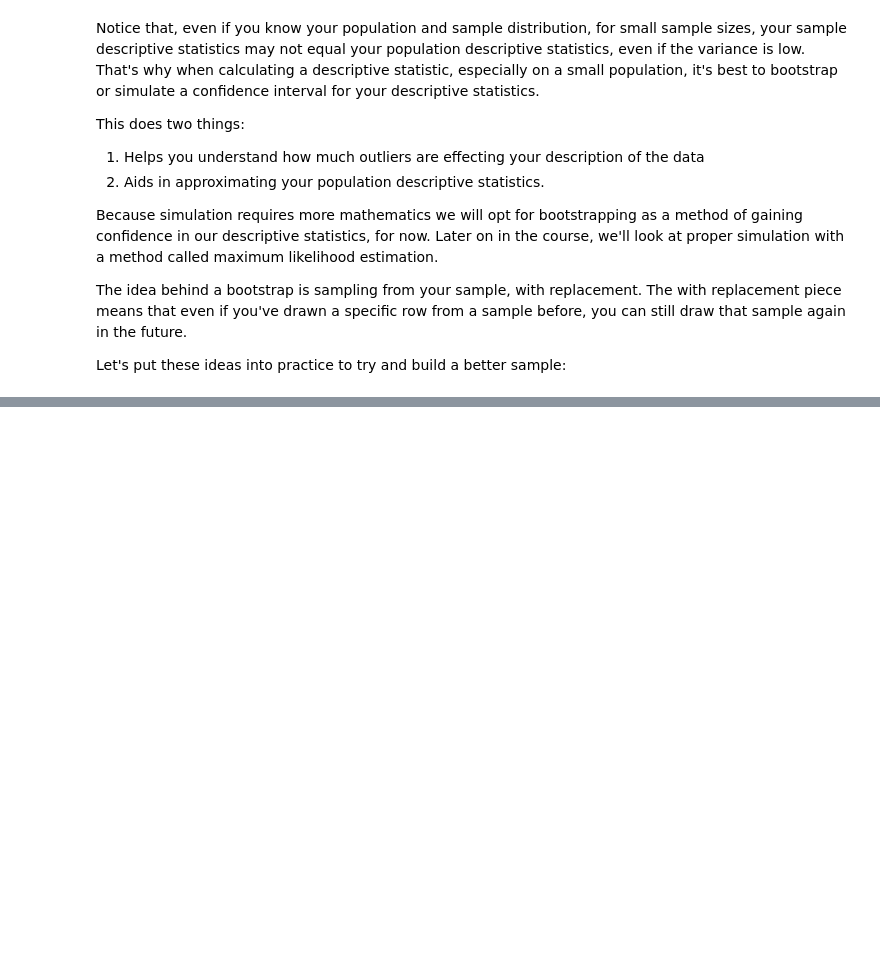
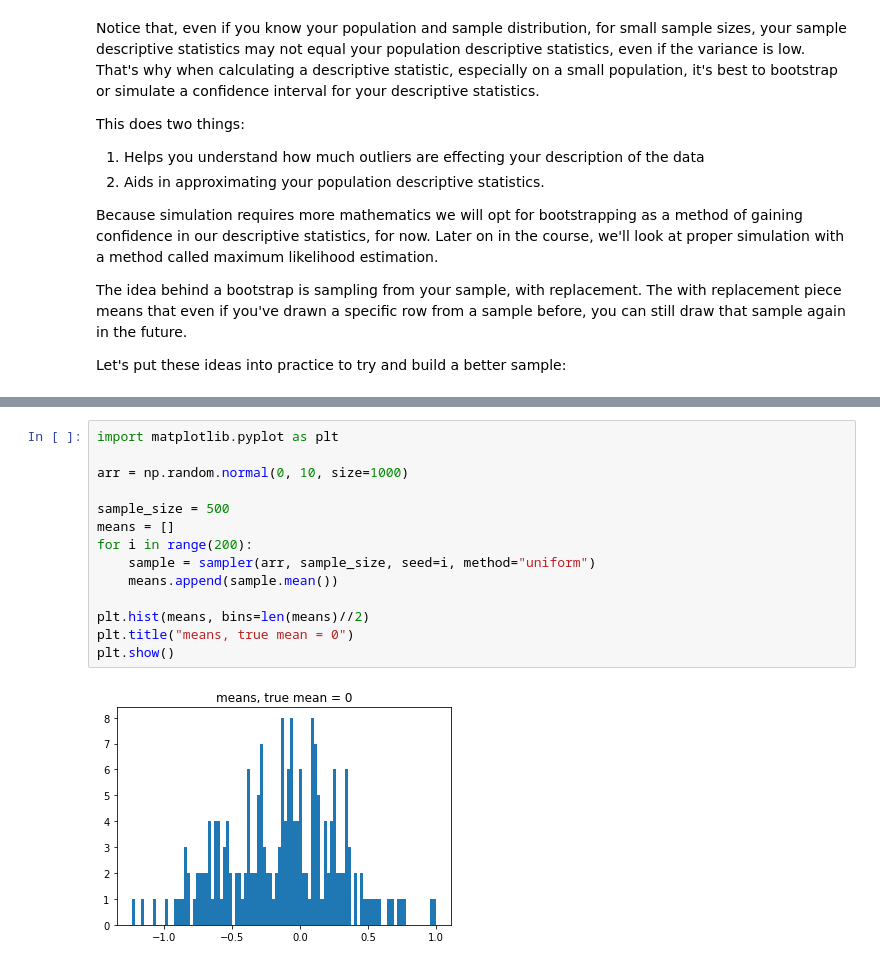
Before and after one commit to EricSchles/johns_hopkins_data_wrangling_and_machine_learning, a Jupyter notebook: descriptive_analysis.ipynb, the cells around one changed output, grey strips where cells are left out. Saved outputs shown, nothing was run; the diff lists cells and outputs as text; blank space fills up the shorter version.

```diff
--- a/descriptive_analysis.ipynb
+++ b/descriptive_analysis.ipynb
@@ -165,0 +170,16 @@ As you can see, even though in this case we start with 100 samples, our sampler
+# %%
+import matplotlib.pyplot as plt
+
+arr = np.random.normal(0, 10, size=1000)
+
+sample_size = 500
+means = []
+for i in range(200):
+    sample = sampler(arr, sample_size, seed=i, method="uniform")
+    means.append(sample.mean())
+
+plt.hist(means, bins=len(means)//2)
+plt.title("means, true mean = 0")
+plt.show()
+# %% [output]
+[figure, added]
```
Also changed, not shown: parts of 14 cells of this notebook.
